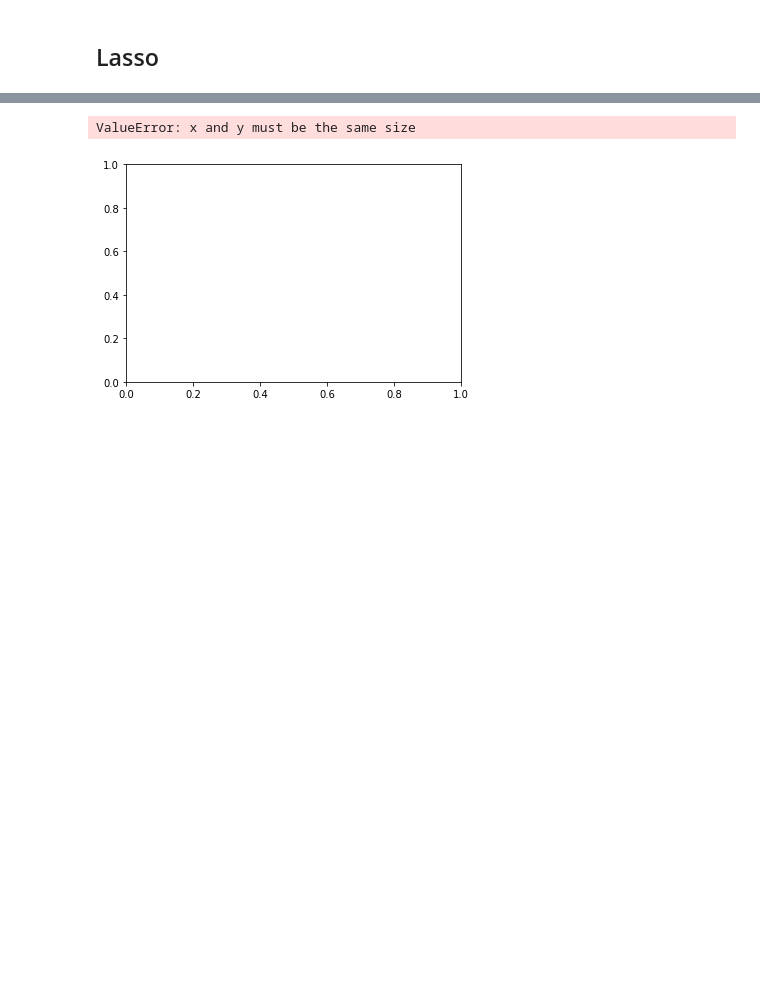
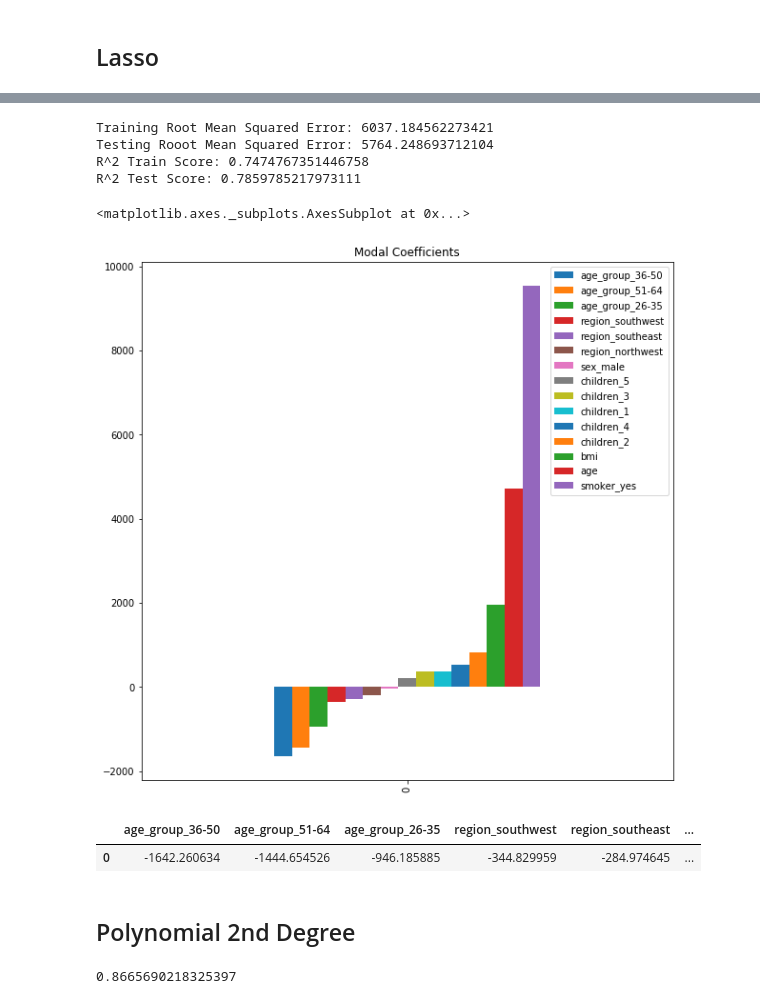
Before and after one commit to JVasquez5/IBM-Machine-Learning-Professional-Certificate, a Jupyter notebook: Module_2/working.ipynb, the cells around one changed output, grey strips where cells are left out. Cells and saved outputs as stored; diff of their text form; code cells hidden in the pictures; blank space fills up the shorter version.

Commit message:
Add Polynominal Regression

```diff
--- a/Module_2/working.ipynb
+++ b/Module_2/working.ipynb
@@ -349,9 +362,0 @@ clean_features = features[['age_group_36-50', 'age_group_51-64', 'age_group_26-3
-# %%
-# Importing libraries
-from sklearn.linear_model import LinearRegression
-
-lr_model = LinearRegression()
-lr_model.fit(X_train, y_train)
-
-# Prediction
-y_pred_lr = model.predict(X_test)
@@ -366,17 +363,44 @@ print(X.shape)
-# %%
-# Visualization
-
-plt.scatter(X, y_test, color='black')
-
-plt.plot(X, y_pred_lr, color='blue')
-
-plt.title('X vs y')
-
-plt.xlabel('X')
-
-plt.ylabel('y')
-
-plt.show()
-# %% [output]
-ValueError: x and y must be the same size
-[figure, removed]
+# %%
+from sklearn.linear_model import Ridge
+ridge = Ridge(alpha=0.001, normalize=True)
+ridge.fit(X_train_scaled, y_train)
+y_train_pred = ridge.predict(X_train_scaled)
+y_pred = ridge.predict(X_test_scaled)
+train_rmse = np.sqrt(metrics.mean_squared_error(y_train, y_train_pred))
+test_rmse = np.sqrt(metrics.mean_squared_error(y_test, y_pred))
+
+print('Training Root Mean Squared Error:' , train_rmse)
+print("Testing Rooot Mean Squared Error:" , test_rmse)
+
+# print ("R^2 Score:", lasso.score(y_train, y_train_pred))
+print ("R^2 Train Score:", metrics.r2_score(y_train, (y_train_pred)))
+print("R^2 Test Score:", metrics.r2_score(y_test, y_pred))
+# %% [output]
+Training Root Mean Squared Error: 6037.184562273421
+Testing Rooot Mean Squared Error: 5764.248693712104
+R^2 Train Score: 0.7474767351446758
+R^2 Test Score: 0.7859785217973111
+# %%
+ridge_coef01 = pd.DataFrame(data=ridge.coef_).T
+ridge_coef01.columns = X_train_scaled.columns
+ridge_coef01 = ridge_coef01.T.sort_values(by=0).T
+ridge_coef01.plot(kind='bar', title='Modal Coefficients', legend=True, figsize=(10,10))
+# %% [output]
+<matplotlib.axes._subplots.AxesSubplot at 0x...>
+[figure, added]
+# %%
+ridge_coef01
+# %% [output]
+|  | age_group_36-50 | age_group_51-64 | age_group_26-35 | region_southwest | region_southeast | ... |
+| 0 | -1642.260634 | -1444.654526 | -946.185885 | -344.829959 | -284.974645 | ... |
+# %% [markdown]
+## Polynomial 2nd Degree
+# %%
+pr=PolynomialFeatures(degree=2)
+X_train_pr= pr.fit_transform(X_train)
+X_test_pr=pr.fit_transform(X_test)
+r1=Ridge()
+r1.fit(X_train_pr,y_train)
+r1.score(X_test_pr,y_test)
+# %% [output]
+0.8665690218325397
```
Also changed, not shown: parts of 12 cells of this notebook.
